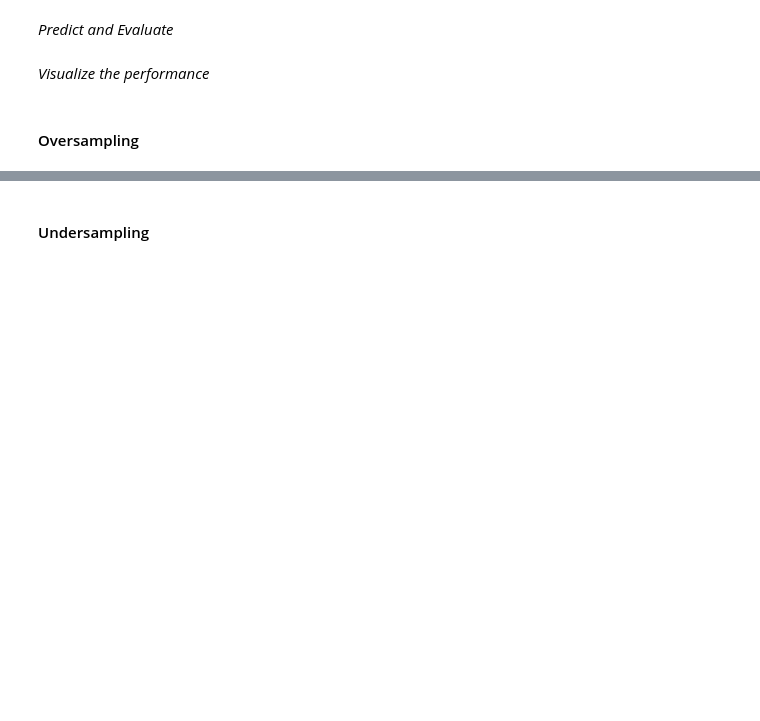
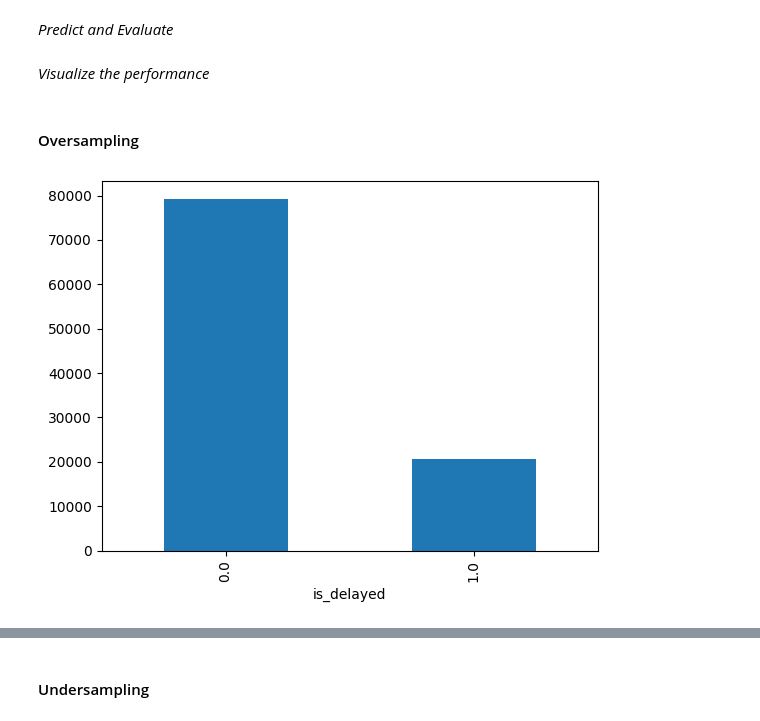
Before and after one commit to viladomiupati-sys/final_project, a Jupyter notebook: notebooks/ml_analysis_logistic_reg.ipynb, the cells around one changed output, grey strips where cells are left out. Cells and saved outputs as stored; diff of their text form; code cells hidden in the pictures; blank space fills up the shorter version.

```diff
--- a/notebooks/ml_analysis_logistic_reg.ipynb
+++ b/notebooks/ml_analysis_logistic_reg.ipynb
@@ -158,9 +230,11 @@ joblib.dump(log_reg, "log_reg_model.pkl")
 # %% [markdown]
 #### Oversampling
 # %%
-delayed_plt = df_ml_concat["is_delayed"].value_counts()
+delayed_plt = df_ml["is_delayed"].value_counts()
 delayed_plt.plot(kind="bar")
 plt.show()
+# %% [output]
+[figure, added]
 # %%
 # X_train_scaled_df = pd.DataFrame(X_train, columns=X_train.columns, index=X_train.index)
 # X_test_scaled_df  = pd.DataFrame(X_test, columns=X_test.columns, index=X_test.index)
```
Also changed, not shown: parts of 42 cells of this notebook, 4 other files.
